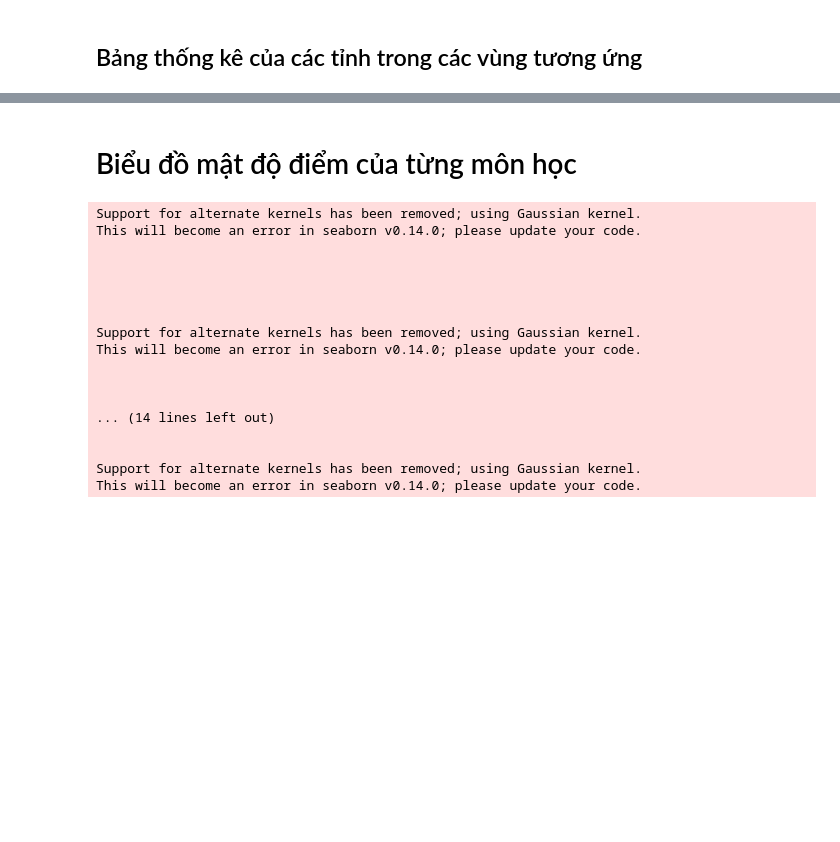
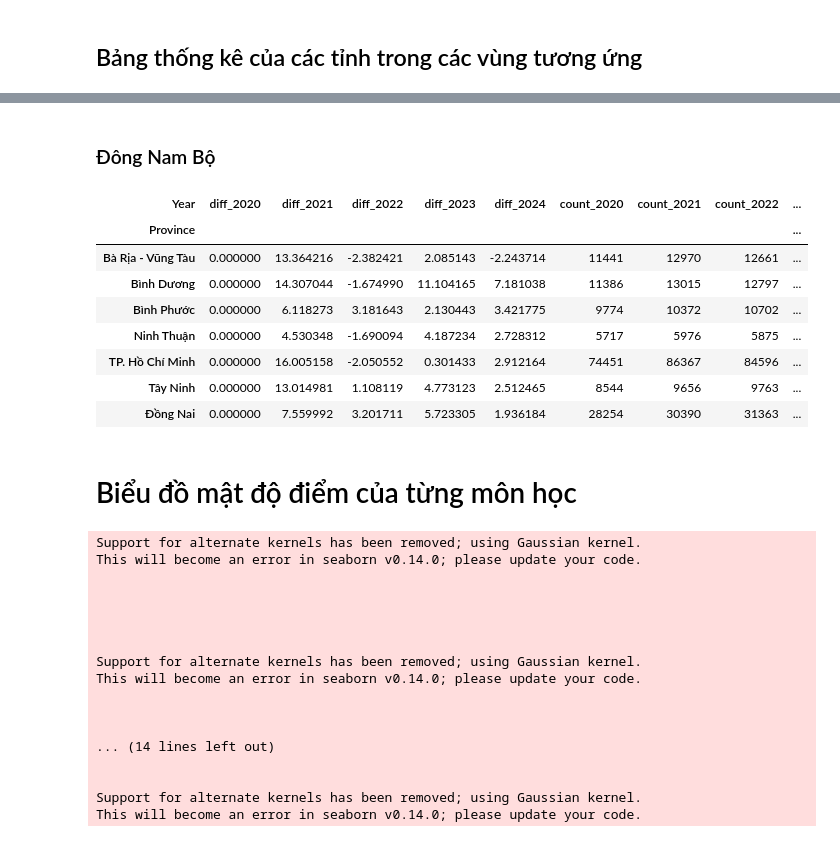
Before and after one commit to TubVP/BTL_TDA, a Jupyter notebook: Phantich/sosanh.ipynb, the cells around one changed output, grey strips where cells are left out. Drawn from its saved outputs; the diff is of its cells as text; code cells hidden in the pictures; blank space fills up the shorter version.

```diff
--- a/Phantich/sosanh.ipynb
+++ b/Phantich/sosanh.ipynb
@@ -261,3 +353,28 @@ for region_name, provinces in regions.items():
+# %% [markdown]
+### Đông Nam Bộ
+# %%
+
+
+provinces_in_region = vietnam_regions_detailed['Đông Nam Bộ']
+
+
+yearly_changes_percentage = calculate_yearly_changes_percentage(files, provinces_in_region)
+
+
+styled_df = yearly_changes_percentage.style.background_gradient(cmap="coolwarm", axis=None)
+
+# Hiển thị bảng có màu
+styled_df
+# %% [output]
+| Year | diff_2020 | diff_2021 | diff_2022 | diff_2023 | diff_2024 | count_2020 | count_2021 | count_2022 | ... |
+| Province |  |  |  |  |  |  |  |  | ... |
+| Bà Rịa - Vũng Tàu | 0.000000 | 13.364216 | -2.382421 | 2.085143 | -2.243714 | 11441 | 12970 | 12661 | ... |
+| Bình Dương | 0.000000 | 14.307044 | -1.674990 | 11.104165 | 7.181038 | 11386 | 13015 | 12797 | ... |
+| Bình Phước | 0.000000 | 6.118273 | 3.181643 | 2.130443 | 3.421775 | 9774 | 10372 | 10702 | ... |
+| Ninh Thuận | 0.000000 | 4.530348 | -1.690094 | 4.187234 | 2.728312 | 5717 | 5976 | 5875 | ... |
+| TP. Hồ Chí Minh | 0.000000 | 16.005158 | -2.050552 | 0.301433 | 2.912164 | 74451 | 86367 | 84596 | ... |
+| Tây Ninh | 0.000000 | 13.014981 | 1.108119 | 4.773123 | 2.512465 | 8544 | 9656 | 9763 | ... |
+| Đồng Nai | 0.000000 | 7.559992 | 3.201711 | 5.723305 | 1.936184 | 28254 | 30390 | 31363 | ... |
 # %% [markdown]
 # Biểu đồ mật độ điểm của từng môn học
 # %%
```
Also changed, not shown: parts of 11 cells of this notebook, 3 other files.
